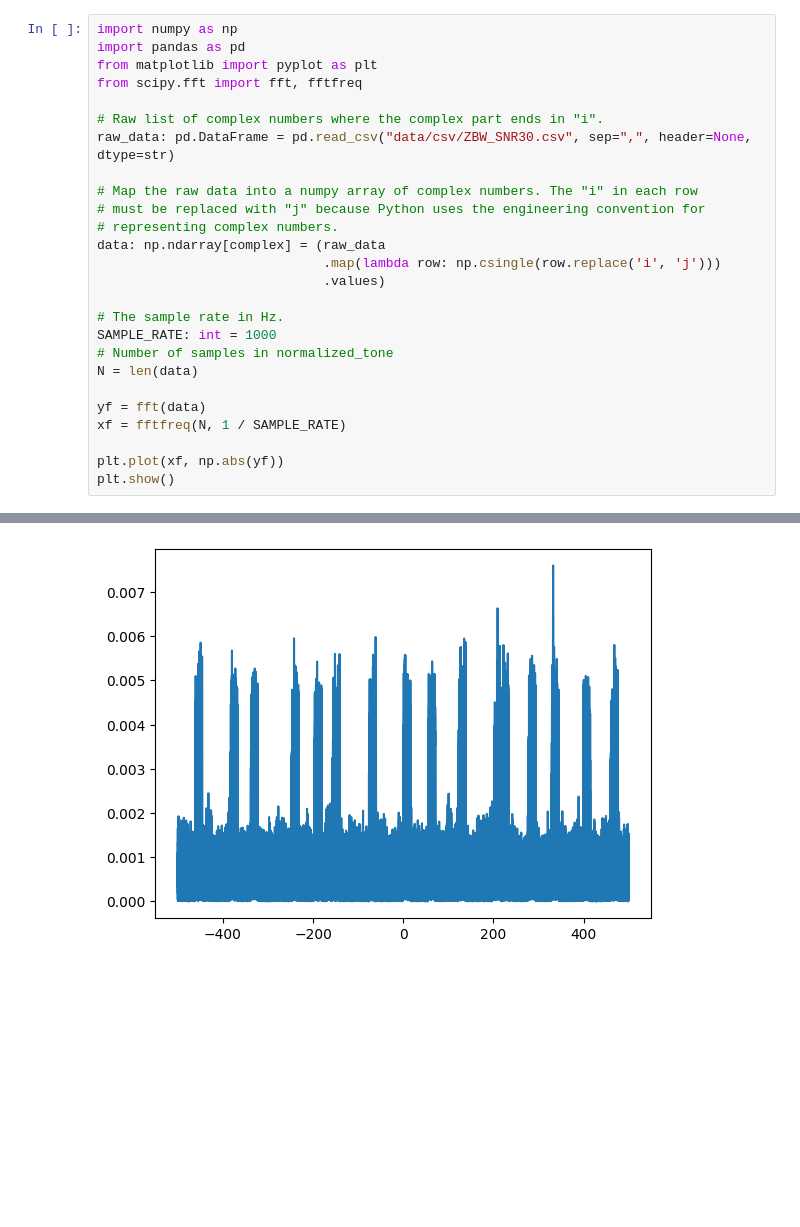
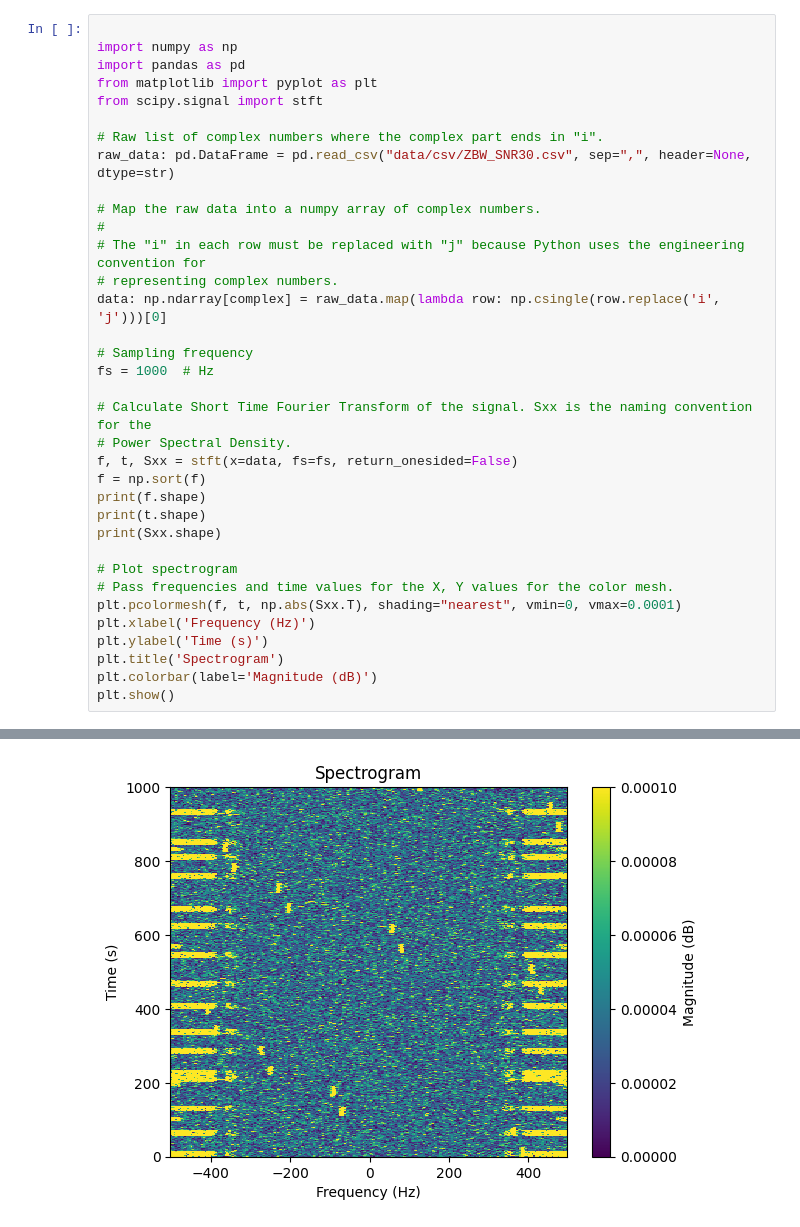
Before and after one commit to sds100/TinyMLSpectrumSensing, a Jupyter notebook: spectrum-painting.ipynb, the cells around one changed output, grey strips where cells are left out. Saved outputs shown, nothing was run; the diff lists cells and outputs as text; blank space fills up the shorter version.

Commit message:
showing on spectrogram works but it is centered around 0Hz

```diff
--- a/spectrum-painting.ipynb
+++ b/spectrum-painting.ipynb
@@ -1,27 +1,36 @@
 # %%
+
 import numpy as np
 import pandas as pd
 from matplotlib import pyplot as plt
-from scipy.fft import fft, fftfreq
+from scipy.signal import stft
 
 # Raw list of complex numbers where the complex part ends in "i".
 raw_data: pd.DataFrame = pd.read_csv("data/csv/ZBW_SNR30.csv", sep=",", header=None, dtype=str)
 
-# Map the raw data into a numpy array of complex numbers. The "i" in each row
-# must be replaced with "j" because Python uses the engineering convention for
+# Map the raw data into a numpy array of complex numbers.
+#
+# The "i" in each row must be replaced with "j" because Python uses the engineering convention for
 # representing complex numbers.
-data: np.ndarray[complex] = (raw_data
-                             .map(lambda row: np.csingle(row.replace('i', 'j')))
-                             .values)
+data: np.ndarray[complex] = raw_data.map(lambda row: np.csingle(row.replace('i', 'j')))[0]
 
-# The sample rate in Hz.
-SAMPLE_RATE: int = 1000
-# Number of samples in normalized_tone
-N = len(data)
+# Sampling frequency
+fs = 1000  # Hz
 
-yf = fft(data)
-xf = fftfreq(N, 1 / SAMPLE_RATE)
+# Calculate Short Time Fourier Transform of the signal. Sxx is the naming convention for the
+# Power Spectral Density.
+f, t, Sxx = stft(x=data, fs=fs, return_onesided=False)
+f = np.sort(f)
+print(f.shape)
+print(t.shape)
+print(Sxx.shape)
 
-plt.plot(xf, np.abs(yf))
+# Plot spectrogram
+# Pass frequencies and time values for the X, Y values for the color mesh.
+plt.pcolormesh(f, t, np.abs(Sxx.T), shading="nearest", vmin=0, vmax=0.0001)
+plt.xlabel('Frequency (Hz)')
+plt.ylabel('Time (s)')
+plt.title('Spectrogram')
+plt.colorbar(label='Magnitude (dB)')
 plt.show()
 # %% [output]
@@ -28 +40 @@ plt.show()
-[figure, old version]
+[figure, new version]
```
Also changed, not shown: parts of 1 cell of this notebook.
